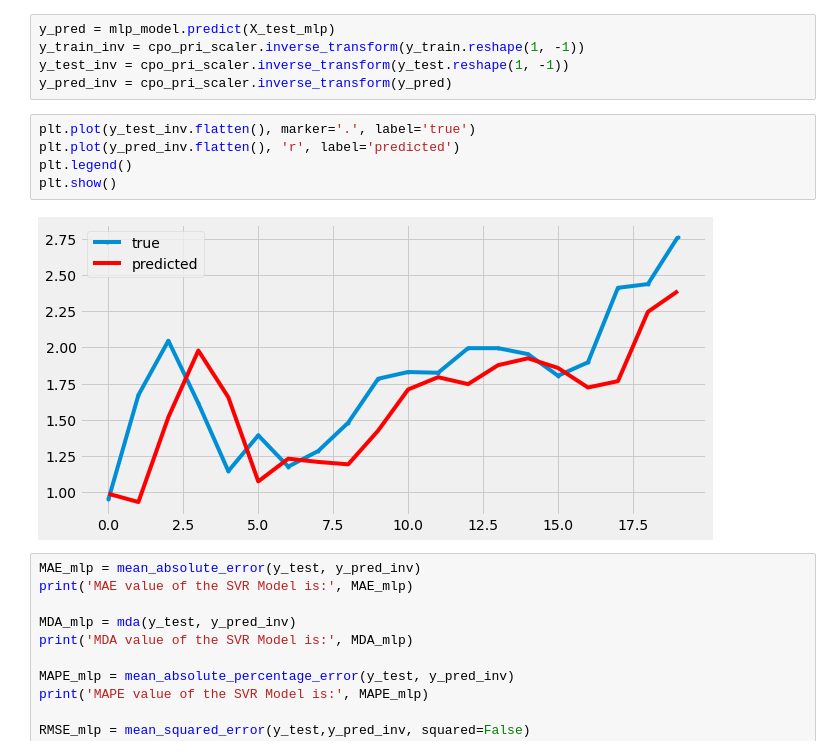
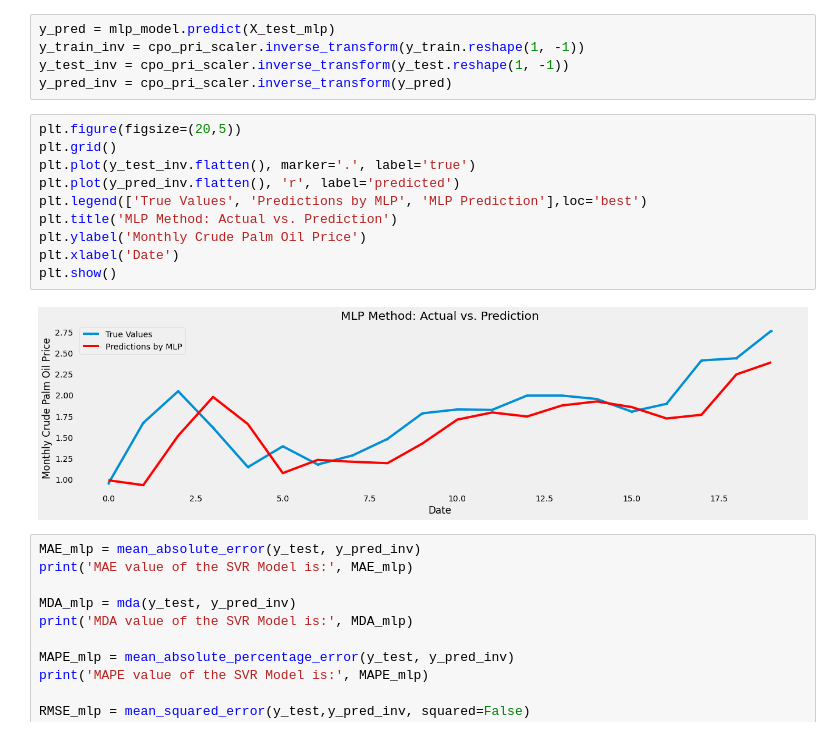
Before and after one commit to mofuoku417/Machine-Learning-Techniques-for-Multivariate-Time-Series-Forecasting-of-Crude-Palm-Oil-Prices, a Jupyter notebook: MV_MLP.ipynb, the cells around one changed output. Drawn from its saved outputs; the diff is of its cells as text.

```diff
--- a/MV_MLP.ipynb
+++ b/MV_MLP.ipynb
@@ -233,12 +233,17 @@ y_train_inv = cpo_pri_scaler.inverse_transform(y_train.reshape(1, -1))
 y_test_inv = cpo_pri_scaler.inverse_transform(y_test.reshape(1, -1))
 y_pred_inv = cpo_pri_scaler.inverse_transform(y_pred)
 # %%
+plt.figure(figsize=(20,5))
+plt.grid()
 plt.plot(y_test_inv.flatten(), marker='.', label='true')
 plt.plot(y_pred_inv.flatten(), 'r', label='predicted')
-plt.legend()
+plt.legend(['True Values', 'Predictions by MLP', 'MLP Prediction'],loc='best')
+plt.title('MLP Method: Actual vs. Prediction')
+plt.ylabel('Monthly Crude Palm Oil Price')
+plt.xlabel('Date')
 plt.show()
 # %% [output]
-[figure, old version]
+[figure, new version]
 # %%
 MAE_mlp = mean_absolute_error(y_test, y_pred_inv)
 print('MAE value of the SVR Model is:', MAE_mlp)
```
